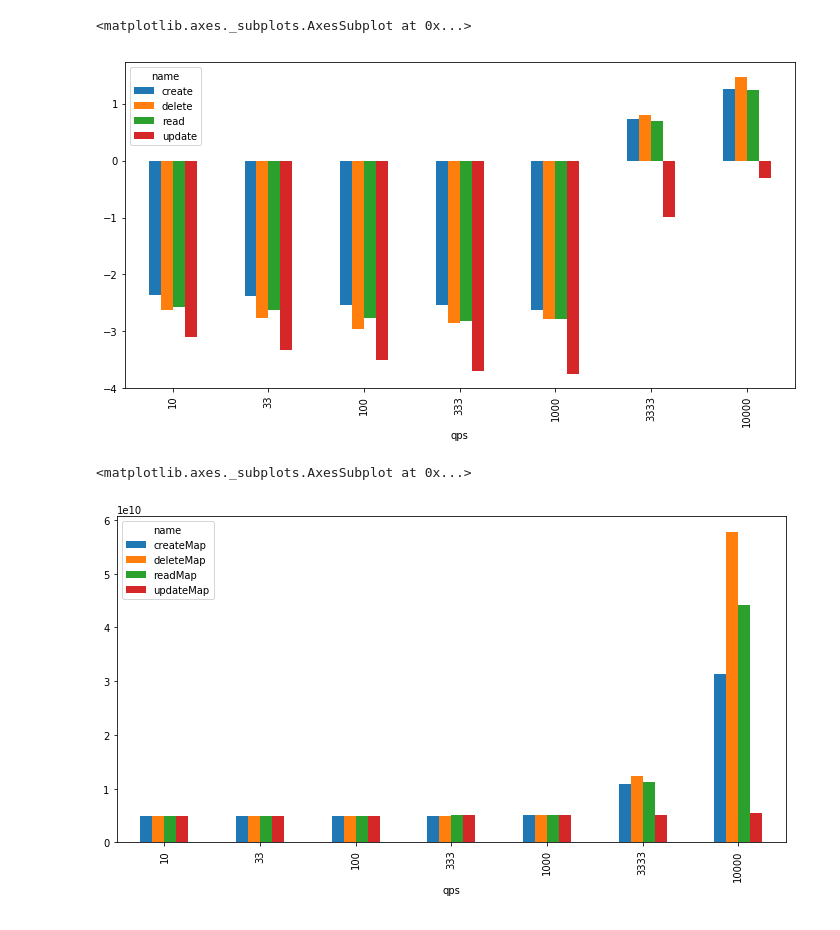
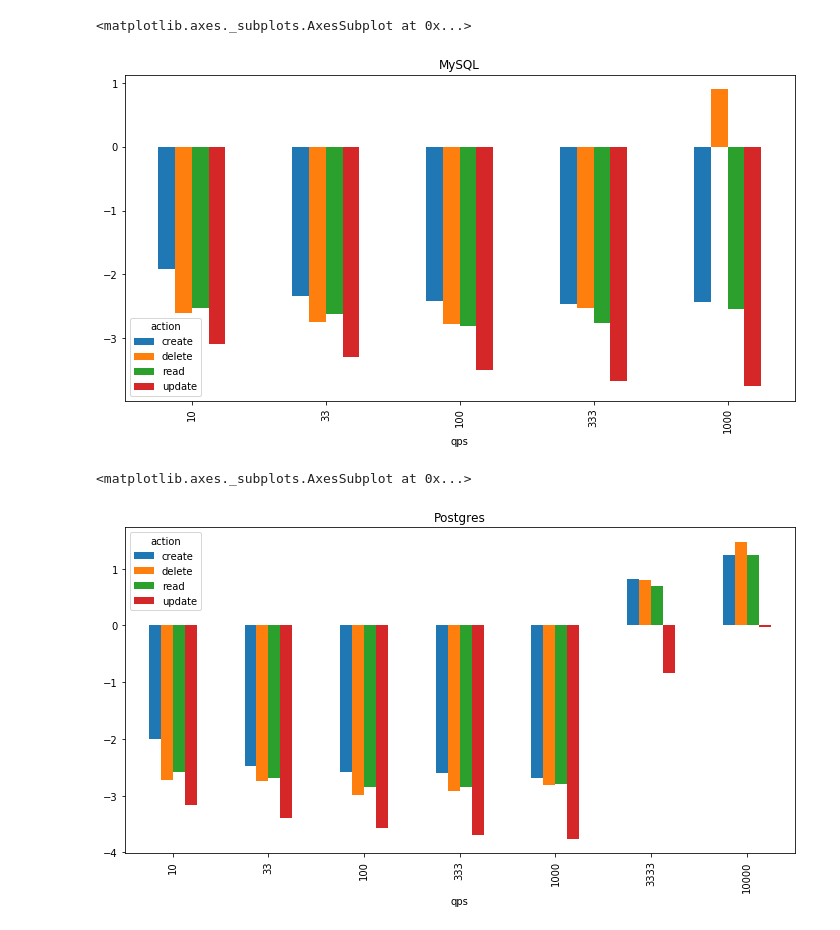
Before and after one commit to tianhuil/sql-speed, a Jupyter notebook: Analysis.ipynb, the cells around one changed output. Drawn from its saved outputs; the diff is of its cells as text; code cells hidden in the pictures.

```diff
--- a/Analysis.ipynb
+++ b/Analysis.ipynb
@@ -7,5 +8,5 @@ import matplotlib
 # %%
 matplotlib.rcParams['figure.figsize'] = 12, 6
 # %%
-df = pd.read_json("results/data-2019-08-22.json")
+df = pd.read_json("results/data-2019-08-22c.json").rename({'name': 'action'}, axis=1)
 # %%
@@ -31,12 +26,26 @@ df.sample(n=20, random_state=42)
 # %%
-data = df[~df['name'].str.contains('Map') & (df['ms'] >= 1000) & (df['ms'] <= 4000)].groupby(['name', 'qps'])['duration'].mean().unstack().T
-data.apply(np.log10).apply(lambda x: x - 9.).plot.bar()
+conditions = (
+    ~df['action'].str.contains('Map') \
+        & (df['ms'] >= 1000) \
+        & (df['ms'] <= 4000)
+        & (df['db'] == 'mysql')
+)
+
+data = df[conditions].groupby(['action', 'qps'])['duration'].mean().unstack().T
+data.apply(np.log10).apply(lambda x: x - 9.).plot.bar(title='MySQL')
 # %% [output]
 <matplotlib.axes._subplots.AxesSubplot at 0x...>
-[figure, old version]
+[figure, new version]
 # %%
-data = df[df['name'].str.contains('Map')].groupby(['name', 'qps'])['duration'].mean().unstack().T
-data.plot.bar()
+conditions = (
+    ~df['action'].str.contains('Map') \
+        & (df['ms'] >= 1000) \
+        & (df['ms'] <= 4000)
+        & (df['db'] == 'postgres')
+)
+
+data = df[conditions].groupby(['action', 'qps'])['duration'].mean().unstack().T
+data.apply(np.log10).apply(lambda x: x - 9.).plot.bar(title='Postgres')
 # %% [output]
 <matplotlib.axes._subplots.AxesSubplot at 0x...>
-[figure, old version]
+[figure, new version]
```
Also changed, not shown: parts of 5 cells of this notebook.
